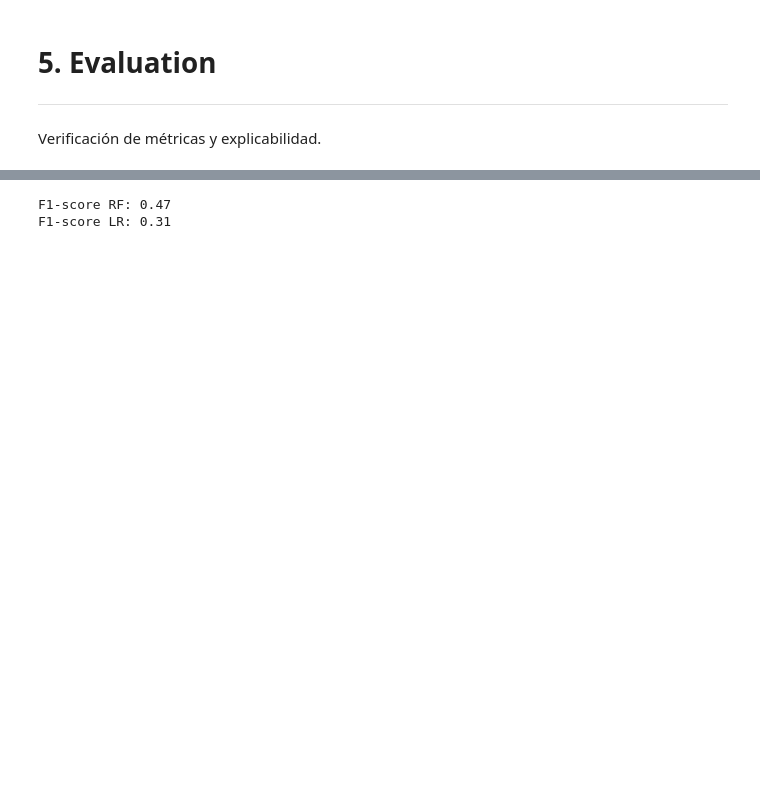
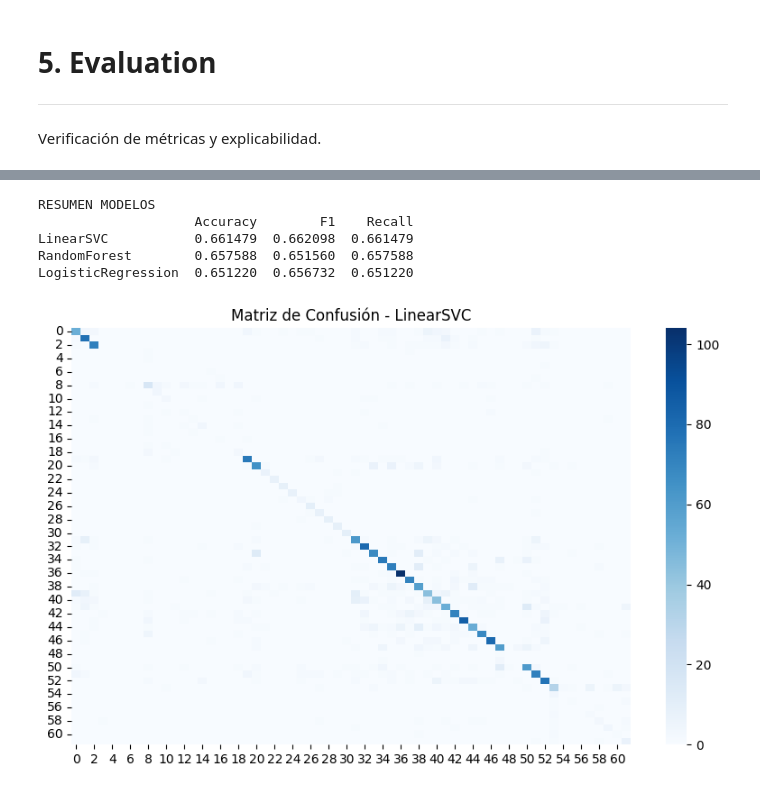
Before and after one commit to gmocorreamartinez/ml_atack_dataset, a Jupyter notebook: notebooks/Attack_Dataset_EDA.ipynb, the cells around one changed output, grey strips where cells are left out. Drawn from its saved outputs; the diff is of its cells as text; code cells hidden in the pictures; blank space fills up the shorter version.

```diff
--- a/notebooks/Attack_Dataset_EDA.ipynb
+++ b/notebooks/Attack_Dataset_EDA.ipynb
@@ -109,21 +120,22 @@ Imputación de valores faltantes
 df.drop(columns=['Unnamed: 15'], inplace=True, errors='ignore')
 df.columns = df.columns.str.strip()
 
-X_features_cols = ['Title', 'Scenario Description', 'Vulnerability', 'MITRE Technique']
-df[X_features_cols] = df[X_features_cols].fillna('None')
+cols = ['Title', 'Scenario Description', 'Vulnerability', 'MITRE Technique']
+df[cols] = df[cols].fillna('')
 # %% [markdown]
 Transformamos el texto a minúscula evitando la duplicidad de palabras.
 # %%
 # Creación de la variable combinada
-df['X_combined'] = (df['Title'] + " " + df['Scenario Description'] + " " +
-                    df['Vulnerability'] + " " + df['MITRE Technique']).str.lower()
+
+df['text'] = (df['Title'] + " " + df['Scenario Description'] +
+              " " + df['Vulnerability'] + " " + df['MITRE Technique']).str.lower()
 # %% [markdown]
 Existe un **desbalanceo de clases:** algunos tipos de ataques cuentan con una sola ocurrencia, por lo que no podrán utilizarse tras la división del dataset. Por lo tanto, se considerarán clases válidas únicamente aquellas con al menos dos instancias.
 # %%
 # Manejo de Desbalanceo
-counts = df['Attack Type'].value_counts()
-clases_validas = counts[counts >= 2].index
-df = df[df['Attack Type'].isin(clases_validas)].copy()
+counts = df['Category'].value_counts()
+valid_classes = counts[counts >= 2].index
+df = df[df['Category'].isin(valid_classes)]
 # %%
 print(f"Registros tras limpieza: {df.shape[0]}")
 # %% [output]
@@ -135,7 +147,8 @@ Registros tras limpieza: 6159
 Se realiza la división de datos: Train 80% / Test 20%
 # %%
 # Definición de X e y
-X = df['X_combined']
-y = df['Attack Type']
+
+X = df['text']
+y = df['Category']
 # %% [markdown]
 
@@ -234,11 +228,29 @@ Accuracy: 0.38961038961038963
-# %%
-from sklearn.metrics import f1_score
-
-f1_rf = f1_score(y_test, y_pred_rf, average='weighted')
-print(f"F1-score RF: {f1_rf:.2f}")
-
-f1_lr = f1_score(y_test, y_pred_lr, average='weighted')
-print(f"F1-score LR: {f1_lr:.2f}")
-# %% [output]
-F1-score RF: 0.47
-F1-score LR: 0.31
+# %%
+df_results = pd.DataFrame(results, index=['Accuracy', 'F1', 'Recall']).T
+
+print("RESUMEN MODELOS")
+print(df_results)
+# %% [output]
+RESUMEN MODELOS
+                    Accuracy        F1    Recall
+LinearSVC           0.661479  0.662098  0.661479
+RandomForest        0.657588  0.651560  0.657588
+LogisticRegression  0.651220  0.656732  0.651220
+# %%
+
+# =========================================
+# 6. MATRIZ DE CONFUSIÓN
+# =========================================
+
+best_model = LinearSVC()
+best_model.fit(X_ros, y_ros)
+y_pred_best = best_model.predict(X_test)
+
+cm = confusion_matrix(y_test, y_pred_best)
+
+plt.figure(figsize=(10,6))
+sns.heatmap(cm, cmap='Blues')
+plt.title("Matriz de Confusión - LinearSVC")
+plt.show()
+# %% [output]
+[figure, added]
```
Also changed, not shown: parts of 14 cells of this notebook.
